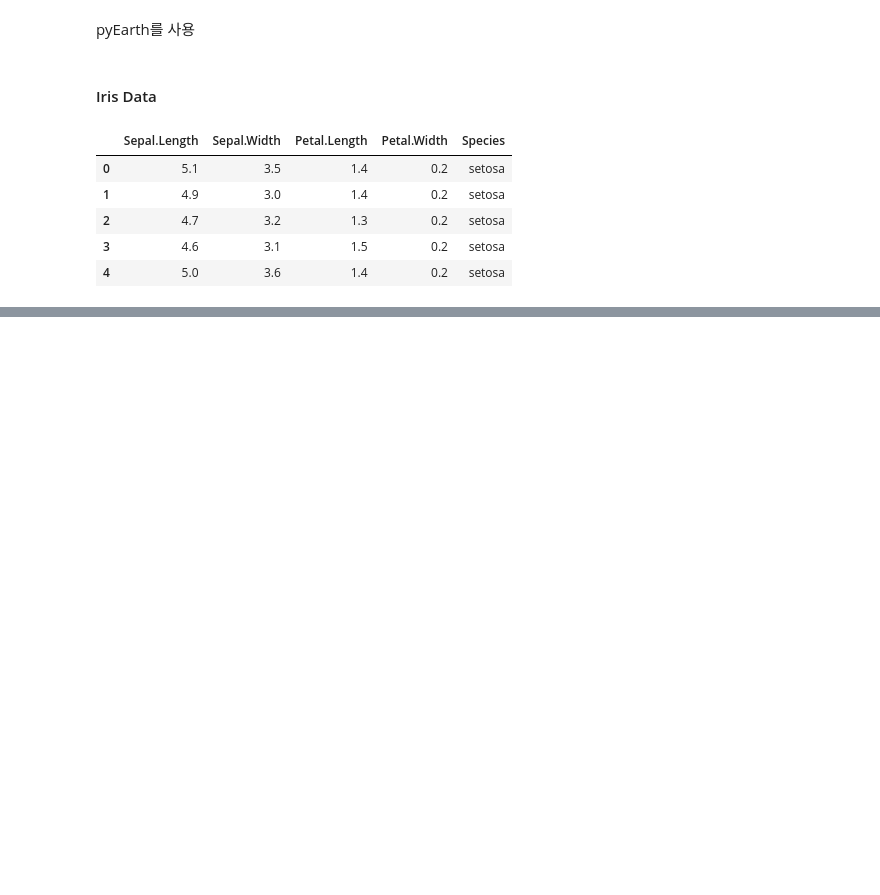
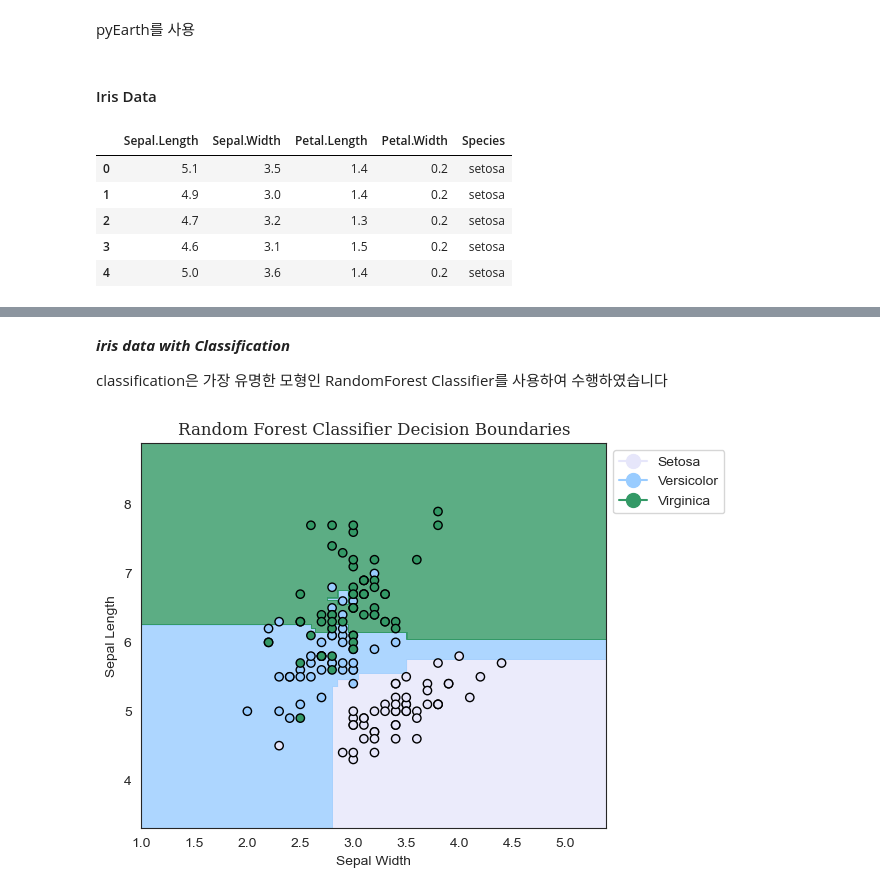
Before and after one commit to Tommylee1013/BusinessAnalytics, a Jupyter notebook: Homeworks/Homework1.ipynb, the cells around one changed output, grey strips where cells are left out. Saved outputs shown, nothing was run; the diff lists cells and outputs as text; code cells hidden in the pictures; blank space fills up the shorter version.

```diff
--- a/Homeworks/Homework1.ipynb
+++ b/Homeworks/Homework1.ipynb
@@ -115,0 +191,4 @@ iris.head()
+# %% [markdown]
+***iris data with Classification***
+
+classification은 가장 유명한 모형인 RandomForest Classifier를 사용하여 수행하였습니다
@@ -115,0 +209,39 @@ iris.head()
+# %%
+x_min, x_max = iris['Sepal.Width'].min() - 1, iris['Sepal.Width'].max() + 1
+y_min, y_max = iris['Sepal.Length'].min() - 1, iris['Sepal.Length'].max() + 1
+_x, _y = np.meshgrid(np.arange(x_min, x_max, 0.01), np.arange(y_min, y_max, 0.01))
+# %%
+_z = classifier.predict(np.c_[_x.ravel(), _y.ravel()])
+_z = _z.reshape(_x.shape)
+# %%
+import matplotlib.colors as mcolors
+custom_cmap = mcolors.ListedColormap(['#E6E6FA','#99CCFF','#339966'])
+
+plt.figure(figsize = (6, 5))
+plt.contourf(_x, _y, _z, alpha = 0.8,
+             cmap = custom_cmap)
+plt.scatter(iris['Sepal.Width'],
+            iris['Sepal.Length'],
+            c = iris['label'],
+            edgecolors = 'k',
+            cmap = custom_cmap)
+plt.xlabel('Sepal Width')
+plt.ylabel('Sepal Length')
+
+legend1 = plt.Line2D([0], [0], marker = 'o', color = '#E6E6FA', label = 'Setosa',
+                     markerfacecolor = '#E6E6FA', markersize = 10)
+legend2 = plt.Line2D([0], [0], marker = 'o', color = '#99CCFF', label = 'Versicolor',
+                     markerfacecolor = '#99CCFF', markersize = 10)
+legend3 = plt.Line2D([0], [0], marker = 'o', color = '#339966', label = 'Virginica',
+                     markerfacecolor = '#339966', markersize = 10)
+
+plt.legend(handles = [legend1, legend2, legend3],
+           loc = 'upper left',
+           bbox_to_anchor = (1, 1))
+
+plt.title('Random Forest Classifier Decision Boundaries',
+          fontsize = 12,
+          fontfamily = 'Serif')
+plt.show()
+# %% [output]
+[figure, added]
```
Also changed, not shown: parts of 14 cells of this notebook, 1 other file.
